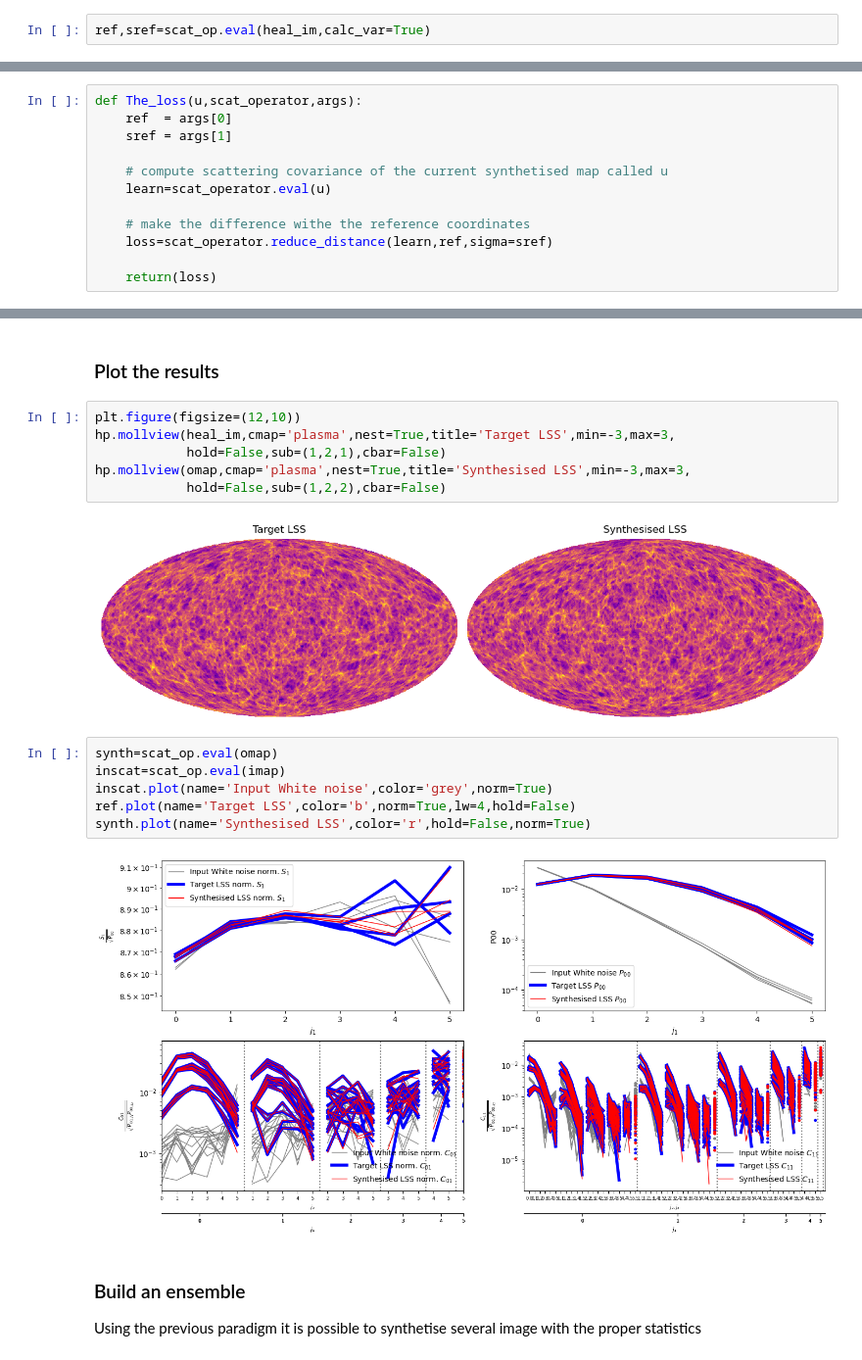
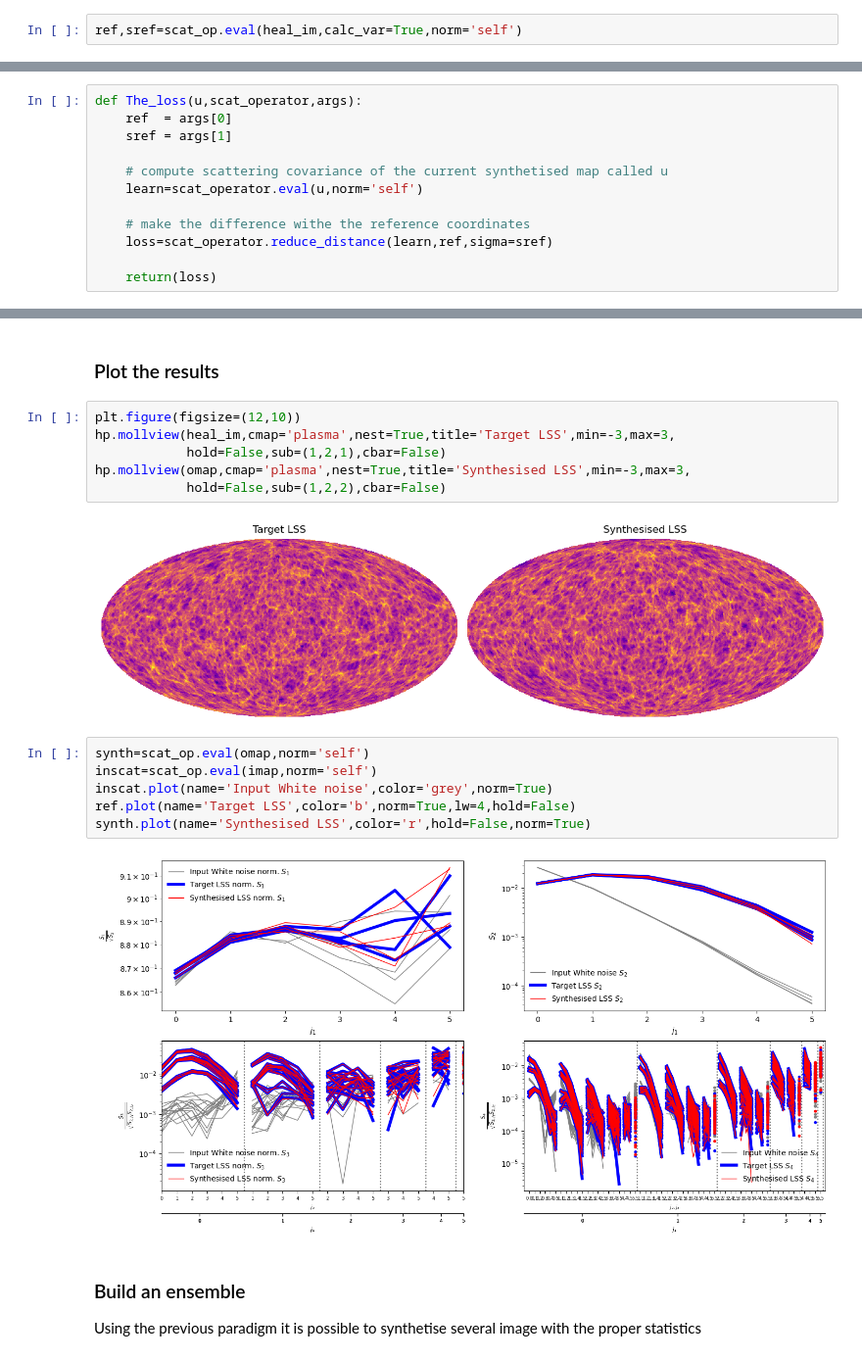
Before and after one commit to IAOCEA/demo-foscat-pangeo-eosc, a Jupyter notebook: Demo_Synthesis.ipynb, the cells around one changed output, grey strips where cells are left out. Shown at 98% size. Saved outputs shown, nothing was run; the diff lists cells and outputs as text.

```diff
--- a/Demo_Synthesis.ipynb
+++ b/Demo_Synthesis.ipynb
@@ -196,7 +189,7 @@ Init Wave  32
 # %% [markdown]
 ### Compute the reference statistics
 # %%
-ref,sref=scat_op.eval(heal_im,calc_var=True)
+ref,sref=scat_op.eval(heal_im,calc_var=True,norm='self')
 # %% [output]
 compute lout nout 64 128
 # %%
@@ -212,7 +205,7 @@ def The_loss(u,scat_operator,args):
     sref = args[1]
 
     # compute scattering covariance of the current synthetised map called u
-    learn=scat_operator.eval(u)
+    learn=scat_operator.eval(u,norm='self')
 
     # make the difference withe the reference coordinates
     loss=scat_operator.reduce_distance(learn,ref,sigma=sref)
@@ -260,15 +253,15 @@ hp.mollview(heal_im,cmap='plasma',nest=True,title='Target LSS',min=-3,max=3,
 hp.mollview(omap,cmap='plasma',nest=True,title='Synthesised LSS',min=-3,max=3,
             hold=False,sub=(1,2,2),cbar=False)
 # %% [output]
-[figure, old version]
+[figure, new version]
 # %%
-synth=scat_op.eval(omap)
-inscat=scat_op.eval(imap)
+synth=scat_op.eval(omap,norm='self')
+inscat=scat_op.eval(imap,norm='self')
 inscat.plot(name='Input White noise',color='grey',norm=True)
 ref.plot(name='Target LSS',color='b',norm=True,lw=4,hold=False)
 synth.plot(name='Synthesised LSS',color='r',hold=False,norm=True)
 # %% [output]
-[figure, old version]
+[figure, new version]
 # %% [markdown]
 ### Build an ensemble
  Using the previous paradigm it is possible to synthetise several image with the proper statistics
```
Also changed, not shown: parts of 13 cells of this notebook.
